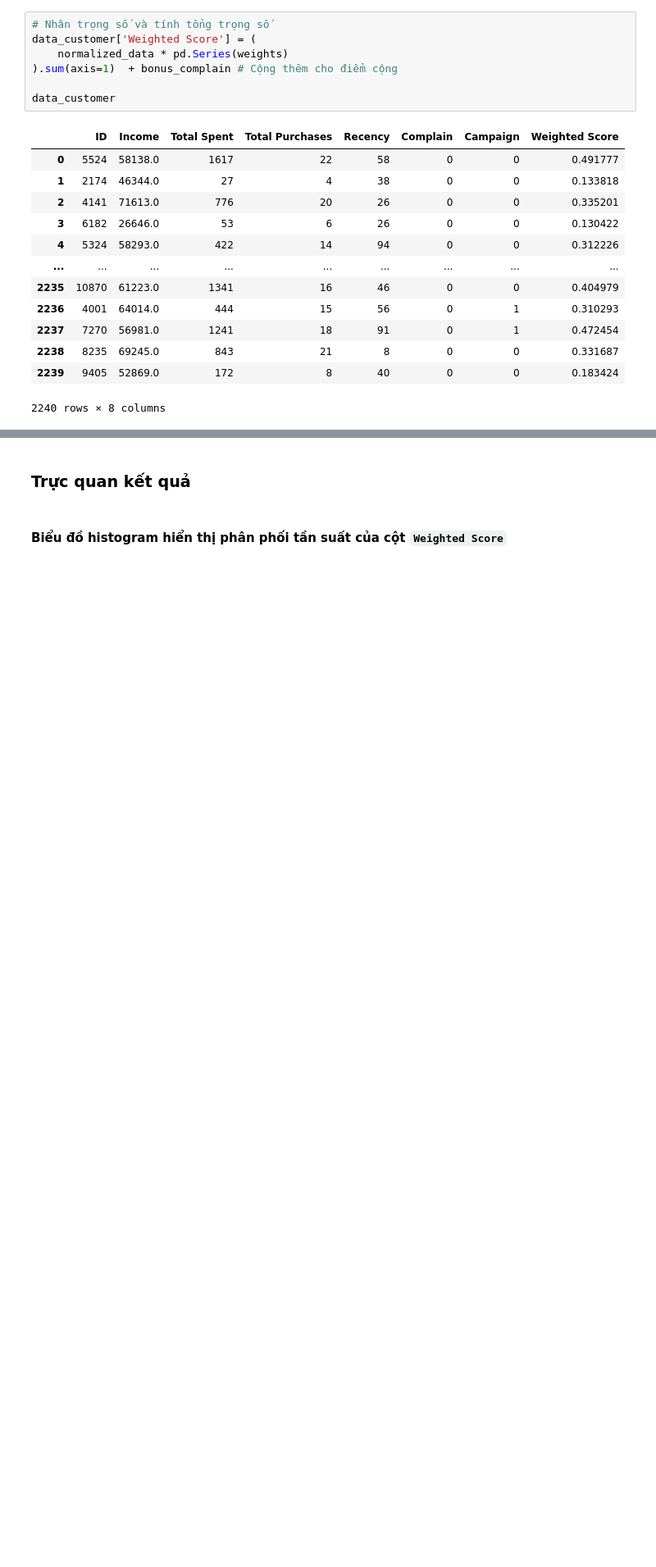
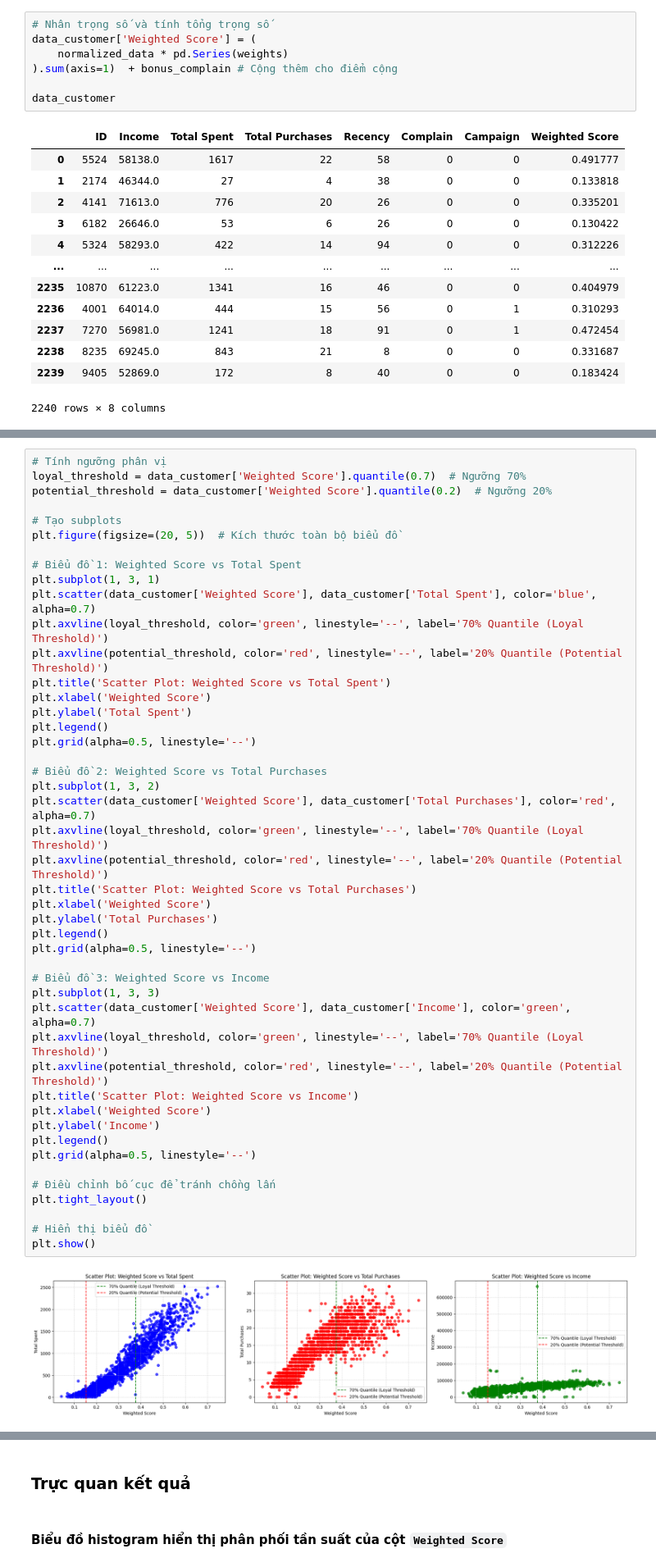
Before and after one commit to buitrongtrinh/Final-Project, a Jupyter notebook: Final_Project.ipynb, the cells around one changed output, grey strips where cells are left out. Shown at 82% size. Cells and saved outputs as stored; diff of their text form; blank space fills up the shorter version.

```diff
--- a/Final_Project.ipynb
+++ b/Final_Project.ipynb
@@ -464,0 +555,48 @@ data_customer[data_customer['Customer Type'] == 'Low Value'].to_csv('Classified_
+# %%
+# Tính ngưỡng phân vị
+loyal_threshold = data_customer['Weighted Score'].quantile(0.7)  # Ngưỡng 70%
+potential_threshold = data_customer['Weighted Score'].quantile(0.2)  # Ngưỡng 20%
+
+# Tạo subplots
+plt.figure(figsize=(20, 5))  # Kích thước toàn bộ biểu đồ
+
+# Biểu đồ 1: Weighted Score vs Total Spent
+plt.subplot(1, 3, 1)
+plt.scatter(data_customer['Weighted Score'], data_customer['Total Spent'], color='blue', alpha=0.7)
+plt.axvline(loyal_threshold, color='green', linestyle='--', label='70% Quantile (Loyal Threshold)')
+plt.axvline(potential_threshold, color='red', linestyle='--', label='20% Quantile (Potential Threshold)')
+plt.title('Scatter Plot: Weighted Score vs Total Spent')
+plt.xlabel('Weighted Score')
+plt.ylabel('Total Spent')
+plt.legend()
+plt.grid(alpha=0.5, linestyle='--')
+
+# Biểu đồ 2: Weighted Score vs Total Purchases
+plt.subplot(1, 3, 2)
+plt.scatter(data_customer['Weighted Score'], data_customer['Total Purchases'], color='red', alpha=0.7)
+plt.axvline(loyal_threshold, color='green', linestyle='--', label='70% Quantile (Loyal Threshold)')
+plt.axvline(potential_threshold, color='red', linestyle='--', label='20% Quantile (Potential Threshold)')
+plt.title('Scatter Plot: Weighted Score vs Total Purchases')
+plt.xlabel('Weighted Score')
+plt.ylabel('Total Purchases')
+plt.legend()
+plt.grid(alpha=0.5, linestyle='--')
+
+# Biểu đồ 3: Weighted Score vs Income
+plt.subplot(1, 3, 3)
+plt.scatter(data_customer['Weighted Score'], data_customer['Income'], color='green', alpha=0.7)
+plt.axvline(loyal_threshold, color='green', linestyle='--', label='70% Quantile (Loyal Threshold)')
+plt.axvline(potential_threshold, color='red', linestyle='--', label='20% Quantile (Potential Threshold)')
+plt.title('Scatter Plot: Weighted Score vs Income')
+plt.xlabel('Weighted Score')
+plt.ylabel('Income')
+plt.legend()
+plt.grid(alpha=0.5, linestyle='--')
+
+# Điều chỉnh bố cục để tránh chồng lấn
+plt.tight_layout()
+
+# Hiển thị biểu đồ
+plt.show()
+# %% [output]
+[figure, added]
```
Also changed, not shown: parts of 65 cells of this notebook.
